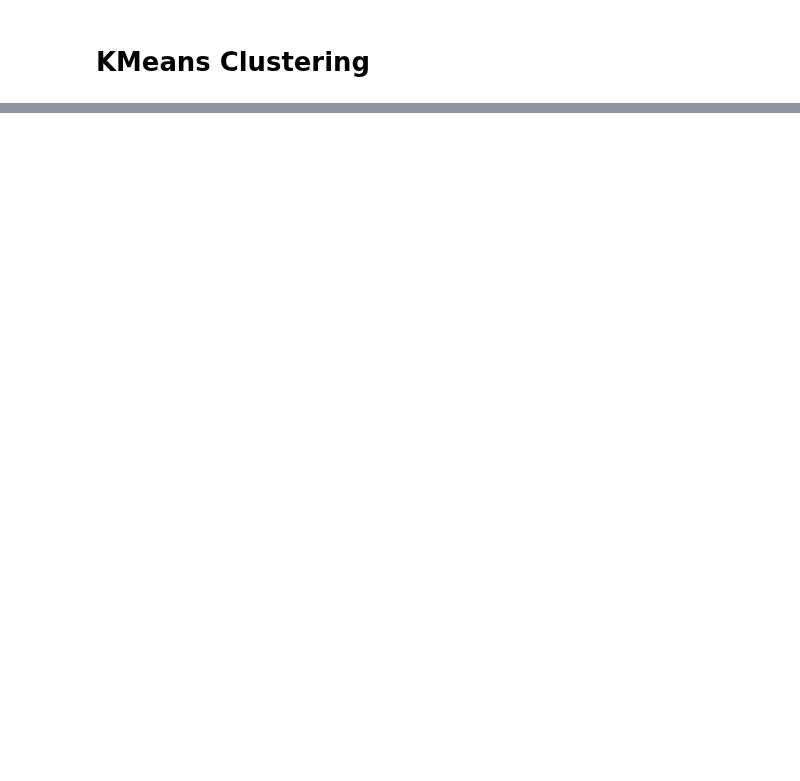
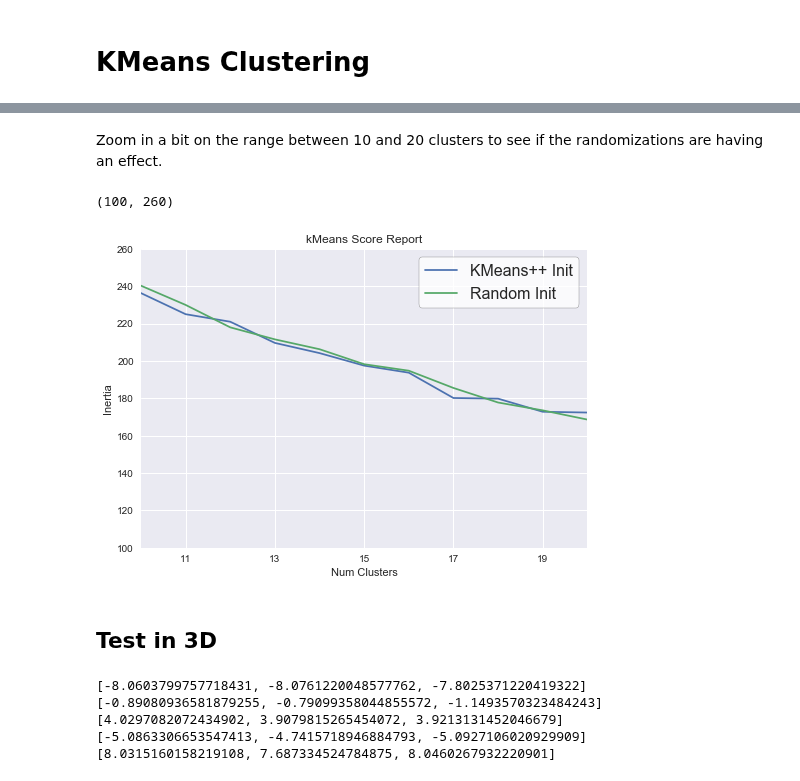
Before and after one commit to ZWMiller/machine_learning_from_scratch, a Jupyter notebook: notebooks/kmeans.ipynb, the cells around one changed output, grey strips where cells are left out. Saved outputs shown, nothing was run; the diff lists cells and outputs as text; code cells hidden in the pictures; blank space fills up the shorter version.

```diff
--- a/notebooks/kmeans.ipynb
+++ b/notebooks/kmeans.ipynb
@@ -199,0 +342,17 @@ plt.xticks(np.arange(1,21,2));
+# %% [markdown]
+Zoom in a bit on the range between 10 and 20 clusters to see if the randomizations are having an effect.
+# %%
+plt.plot(range(1,21),inertia, label='KMeans++ Init');
+plt.plot(range(1,21),inertia_rand, label='Random Init');
+plt.xlabel("Num Clusters")
+plt.ylabel("Inertia")
+plt.title("kMeans Score Report");
+plt.xticks(np.arange(1,21,2));
+plt.legend(loc='upper right', edgecolor="#333333", facecolor="#FFFFFF", fontsize=16, frameon=True);
+plt.xlim(10,20);
+plt.ylim(100,260)
+# %% [output]
+(100, 260)
+[figure, added]
+# %% [markdown]
+## Test in 3D
@@ -199,0 +372,9 @@ plt.xticks(np.arange(1,21,2));
+# %%
+for c in km.clusters:
+    print(c.mean)
+# %% [output]
+[-8.0603799757718431, -8.0761220048577762, -7.8025371220419322]
+[-0.89080936581879255, -0.79099358044855572, -1.1493570323484243]
+[4.0297082072434902, 3.9079815265454072, 3.9213131452046679]
+[-5.0863306653547413, -4.7415718946884793, -5.0927106020929909]
+[8.0315160158219108, 7.687334524784875, 8.0460267932220901]
```
Also changed, not shown: parts of 12 cells of this notebook, 1 other file.
